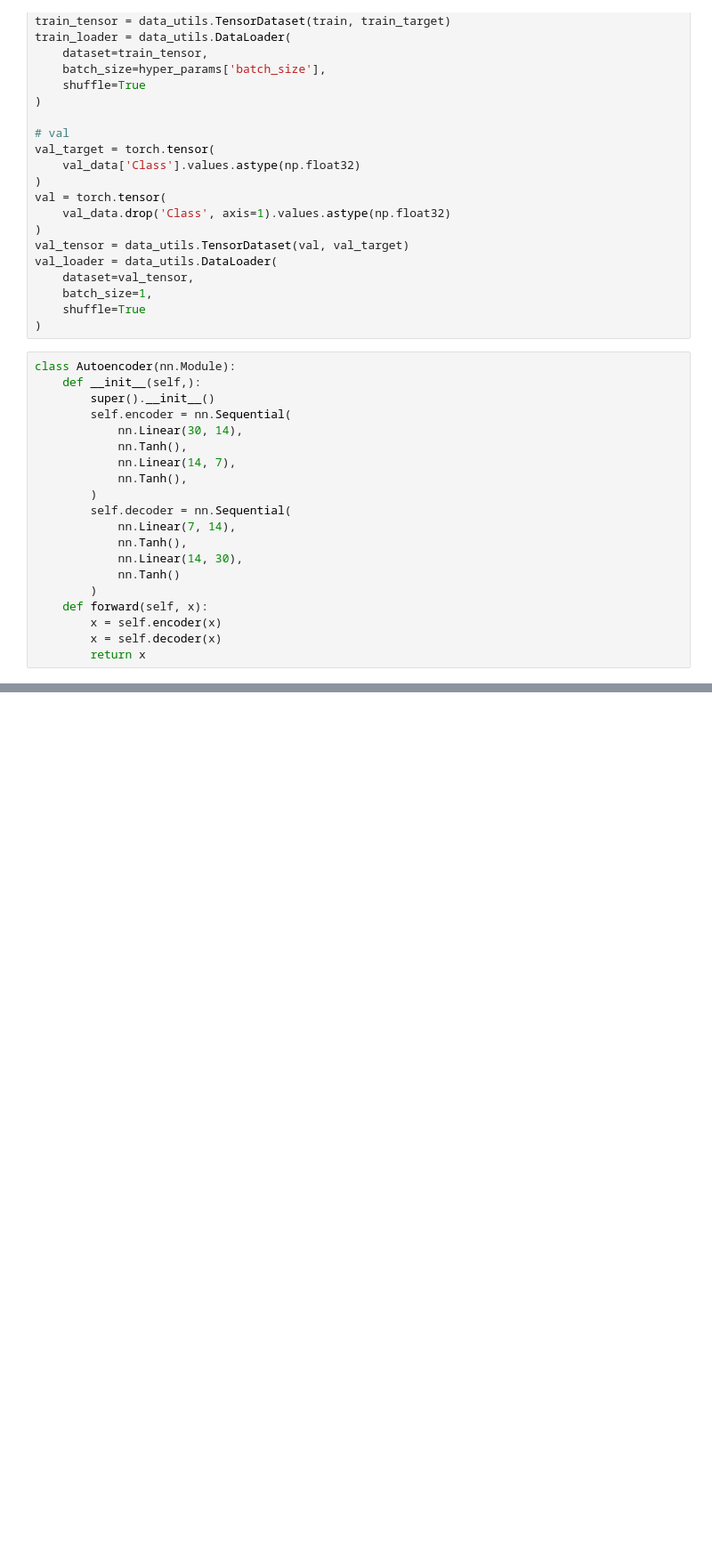
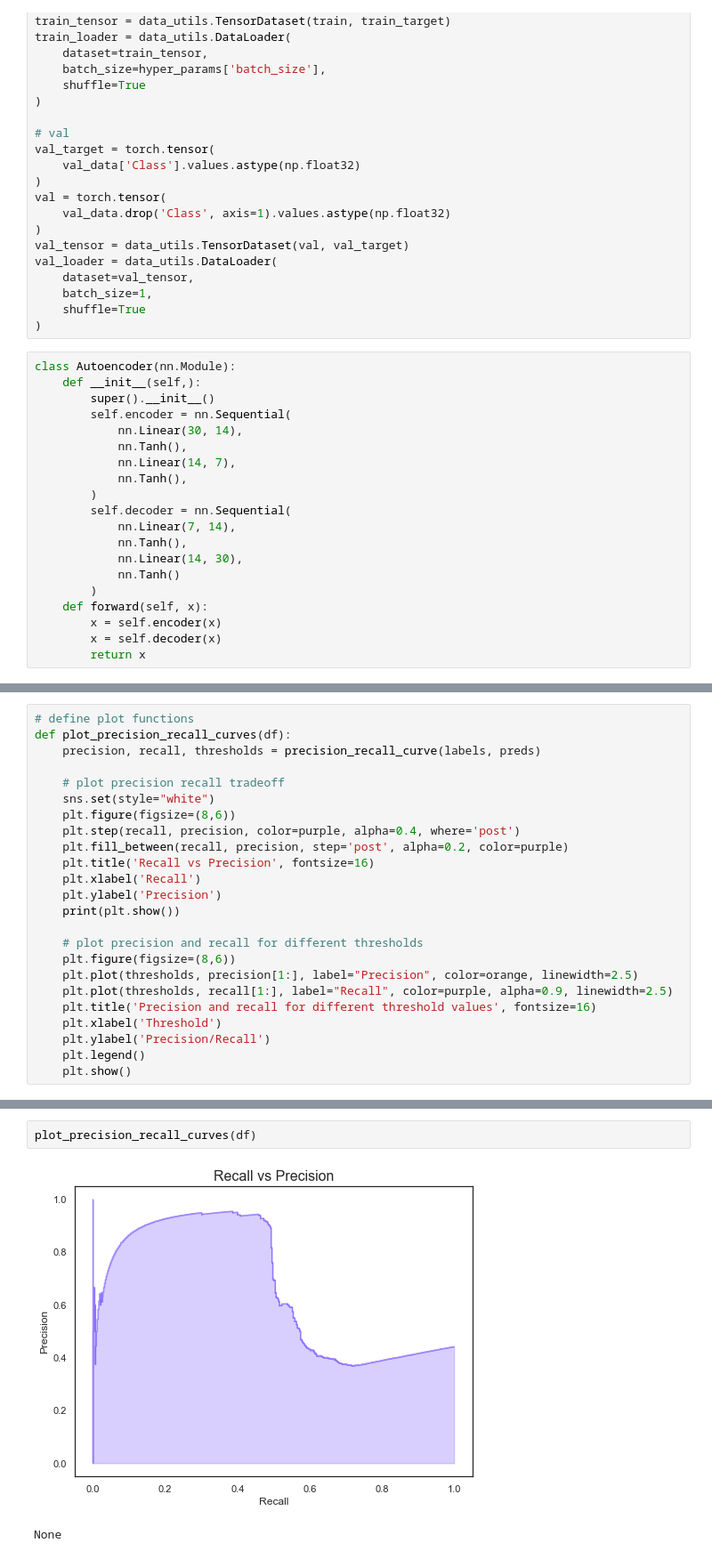
Before and after one commit to jdgallegoq/ccFraud_autoencoders, a Jupyter notebook: notebooks/exploration.ipynb, the cells around one changed output, grey strips where cells are left out. Shown at 89% size. Drawn from its saved outputs; the diff is of its cells as text; blank space fills up the shorter version.

```diff
--- a/notebooks/exploration.ipynb
+++ b/notebooks/exploration.ipynb
@@ -213,0 +243,24 @@ KeyboardInterrupt:
+# %%
+# define plot functions
+def plot_precision_recall_curves(df):
+    precision, recall, thresholds = precision_recall_curve(labels, preds)
+
+    # plot precision recall tradeoff
+    sns.set(style="white")
+    plt.figure(figsize=(8,6))
+    plt.step(recall, precision, color=purple, alpha=0.4, where='post')
+    plt.fill_between(recall, precision, step='post', alpha=0.2, color=purple)
+    plt.title('Recall vs Precision', fontsize=16)
+    plt.xlabel('Recall')
+    plt.ylabel('Precision')
+    print(plt.show())
+
+    # plot precision and recall for different thresholds
+    plt.figure(figsize=(8,6))
+    plt.plot(thresholds, precision[1:], label="Precision", color=orange, linewidth=2.5)
+    plt.plot(thresholds, recall[1:], label="Recall", color=purple, alpha=0.9, linewidth=2.5)
+    plt.title('Precision and recall for different threshold values', fontsize=16)
+    plt.xlabel('Threshold')
+    plt.ylabel('Precision/Recall')
+    plt.legend()
+    plt.show()
@@ -213,0 +300,5 @@ KeyboardInterrupt:
+# %%
+plot_precision_recall_curves(df)
+# %% [output]
+[figure, added]
+None
```
Also changed, not shown: parts of 17 cells of this notebook, 1 other file.
